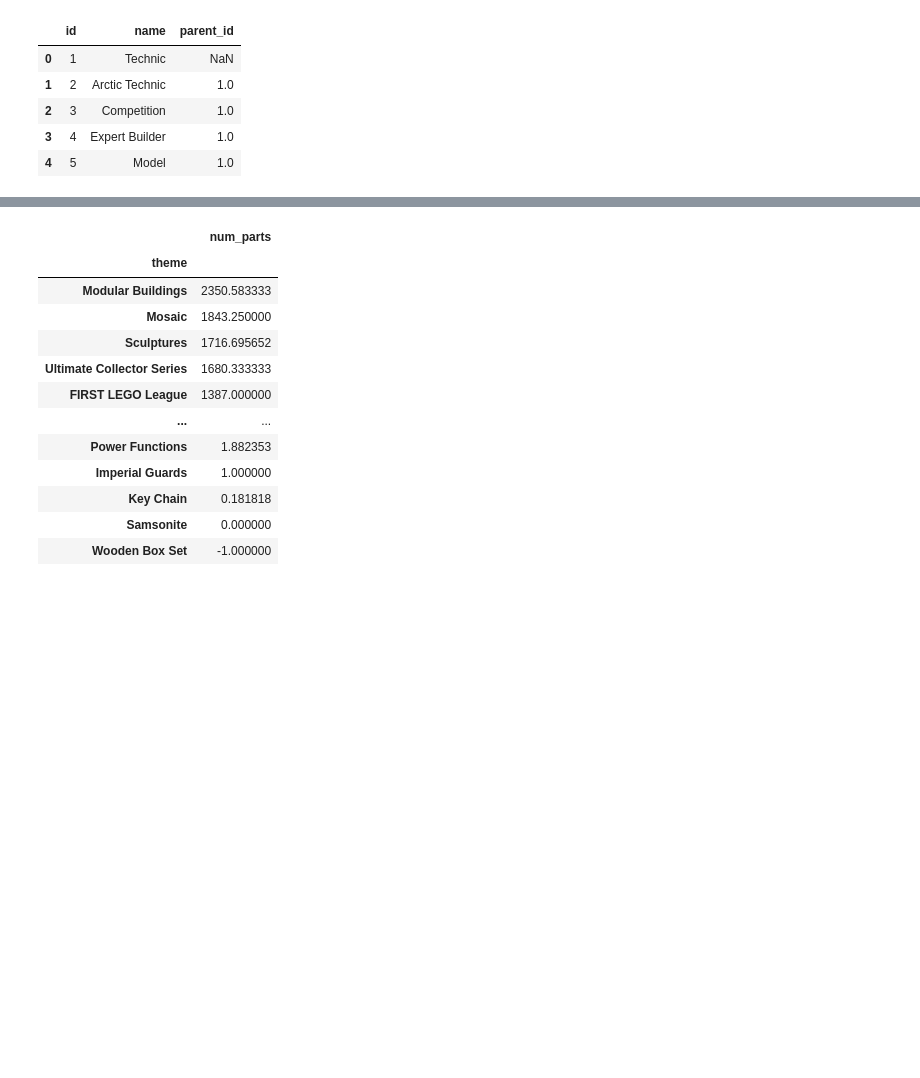
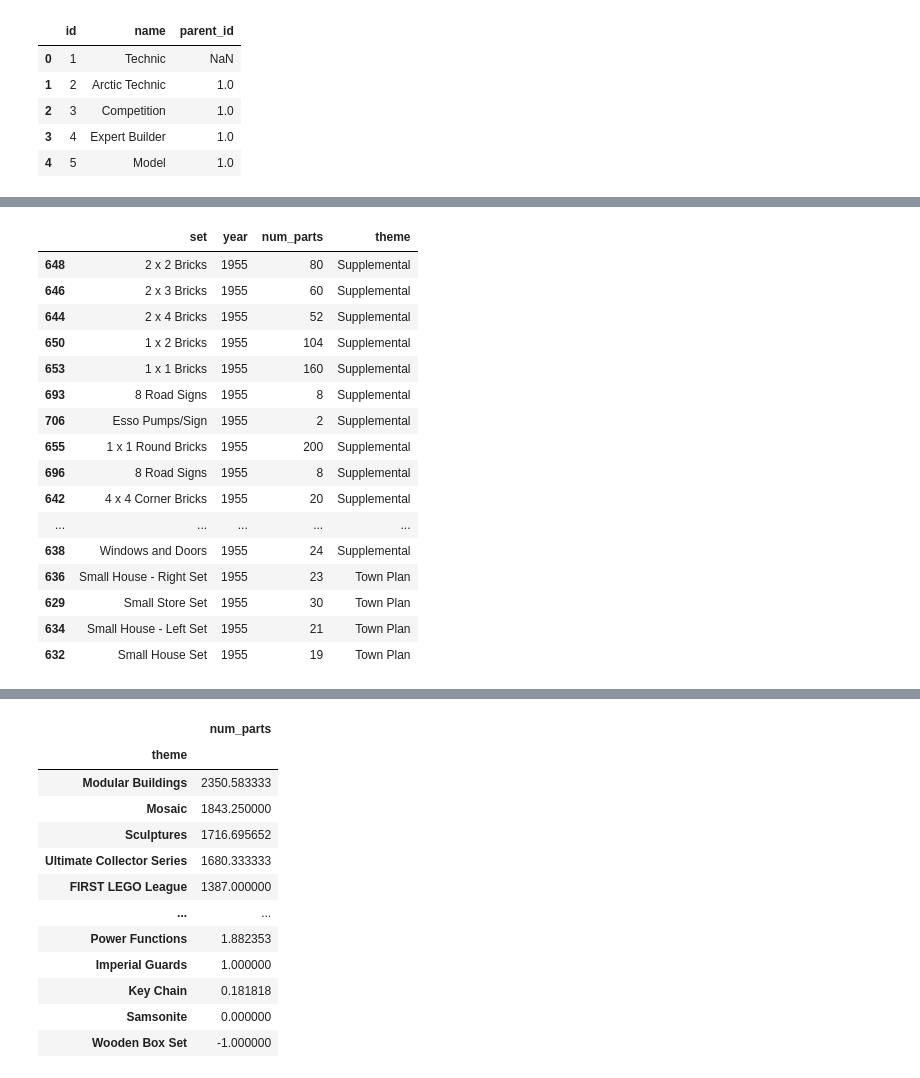
Before and after one commit to t-lambert/LEGO, a Jupyter notebook: 1_LEGO's_colors.ipynb, the cells around one changed output, grey strips where cells are left out. Cells and saved outputs as stored; diff of their text form; code cells hidden in the pictures; blank space fills up the shorter version.

```diff
--- a/1_LEGO's_colors.ipynb
+++ b/1_LEGO's_colors.ipynb
@@ -139,0 +114,10 @@ df_merged.head()
+# %%
+df_merged.sort_values(by = 'year', inplace = True)
+
+fig = px.bar(df_merged,
+             x = 'theme',
+             y = 'num_parts',
+            animation_frame = 'year',
+            text = 'set')
+
+fig.show()
@@ -140,3 +126,23 @@ df_merged.head()
+# %%
+df_merged.loc[df_merged['year'] == 1955]
+# %% [output]
+|  | set | year | num_parts | theme |
+| 648 | 2 x 2 Bricks | 1955 | 80 | Supplemental |
+| 646 | 2 x 3 Bricks | 1955 | 60 | Supplemental |
+| 644 | 2 x 4 Bricks | 1955 | 52 | Supplemental |
+| 650 | 1 x 2 Bricks | 1955 | 104 | Supplemental |
+| 653 | 1 x 1 Bricks | 1955 | 160 | Supplemental |
+| 693 | 8 Road Signs | 1955 | 8 | Supplemental |
+| 706 | Esso Pumps/Sign | 1955 | 2 | Supplemental |
+| 655 | 1 x 1 Round Bricks | 1955 | 200 | Supplemental |
+| 696 | 8 Road Signs | 1955 | 8 | Supplemental |
+| 642 | 4 x 4 Corner Bricks | 1955 | 20 | Supplemental |
+| ... | ... | ... | ... | ... |
+| 638 | Windows and Doors | 1955 | 24 | Supplemental |
+| 636 | Small House - Right Set | 1955 | 23 | Town Plan |
+| 629 | Small Store Set | 1955 | 30 | Town Plan |
+| 634 | Small House - Left Set | 1955 | 21 | Town Plan |
+| 632 | Small House Set | 1955 | 19 | Town Plan |
 # %%
 sets_size_theme = df_merged.groupby(['theme']).agg(Mean = ('num_parts' , 'mean'), Std = ('num_parts' , 'std')).sort_values(by = 'Mean', ascending = False)[:15]
 
```
Also changed, not shown: parts of 10 cells of this notebook.
